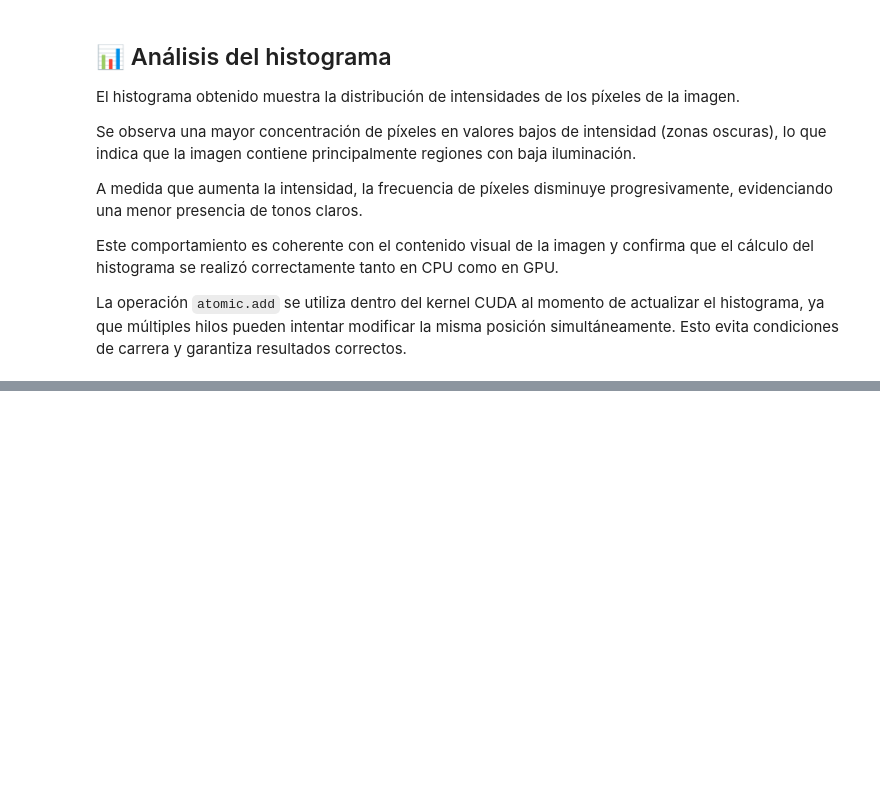
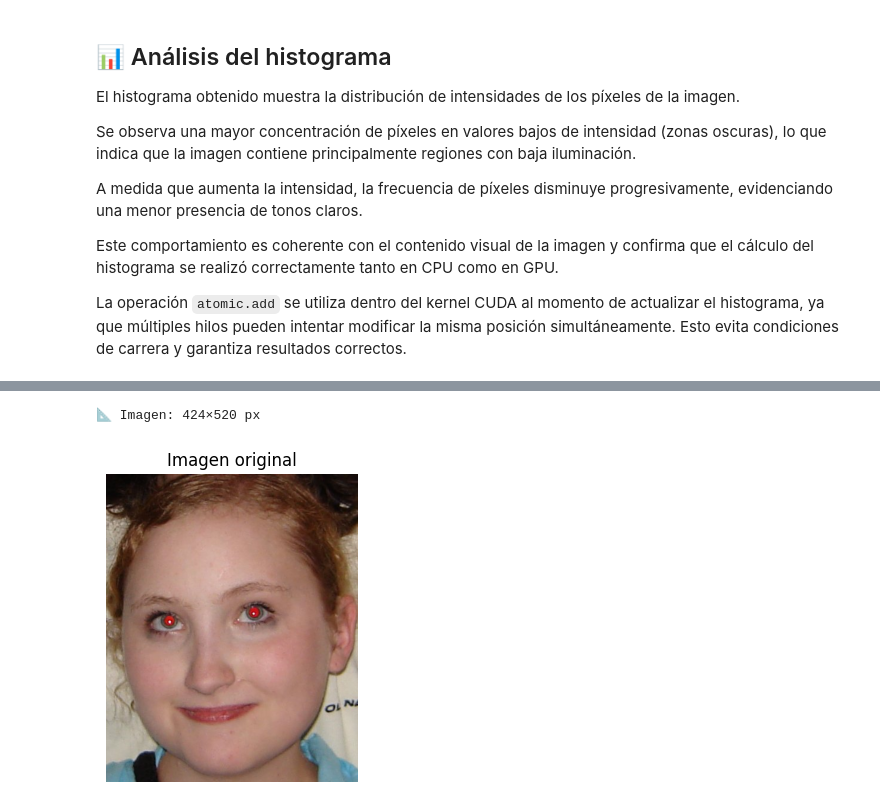
Before and after one commit to SebastianUrrego/LabParalela, a Jupyter notebook: Paralela_lab_paralelismo.ipynb, the cells around one changed output, grey strips where cells are left out. Drawn from its saved outputs; the diff is of its cells as text; code cells hidden in the pictures; blank space fills up the shorter version.

```diff
--- a/Paralela_lab_paralelismo.ipynb
+++ b/Paralela_lab_paralelismo.ipynb
@@ -403,0 +495,9 @@ compare.cpp             Makefile   timer.h
+# %%
+# Verificar GPU
+!nvidia-smi
+
+from google.colab import files
+print('📁 Sube tu imagen con ojos rojos:')
+uploaded = files.upload()
+IMAGE_PATH = list(uploaded.keys())[0]
+print(f'✅ Imagen cargada: {IMAGE_PATH}')
@@ -739,0 +552,18 @@ La principal fuente de aceleración es que las tres etapas explotan formas disti
+# %%
+img_bgr = cv2.imread(IMAGE_PATH)
+img_rgb = cv2.cvtColor(img_bgr, cv2.COLOR_BGR2RGB)
+H, W, C = img_rgb.shape
+print(f'📐 Imagen: {W}×{H} px')
+
+R = np.ascontiguousarray(img_rgb[:, :, 0], dtype=np.float32)
+G = np.ascontiguousarray(img_rgb[:, :, 1], dtype=np.float32)
+B = np.ascontiguousarray(img_rgb[:, :, 2], dtype=np.float32)
+
+plt.figure(figsize=(5, 4))
+plt.imshow(img_rgb)
+plt.title('Imagen original')
+plt.axis('off')
+plt.show()
+# %% [output]
+📐 Imagen: 424×520 px
+[figure, added]
```
Also changed, not shown: parts of 22 cells of this notebook.
